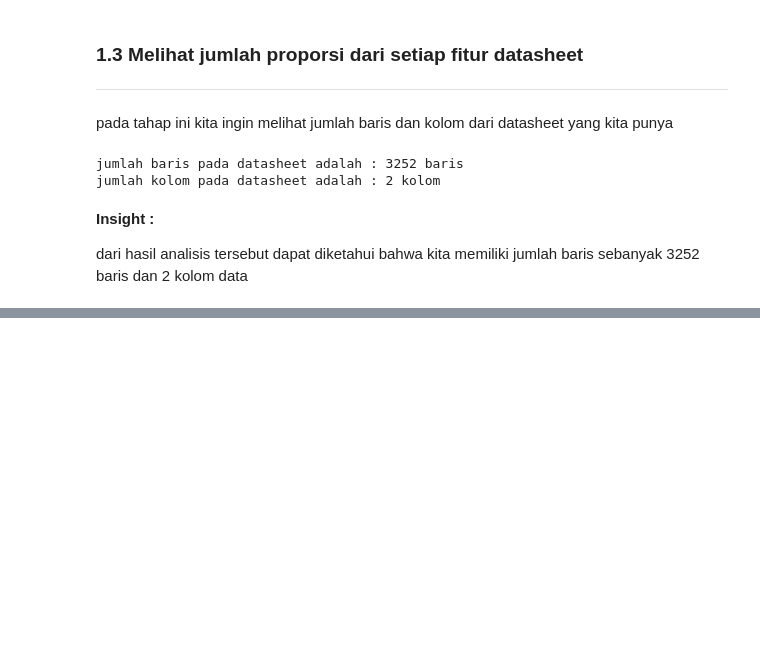
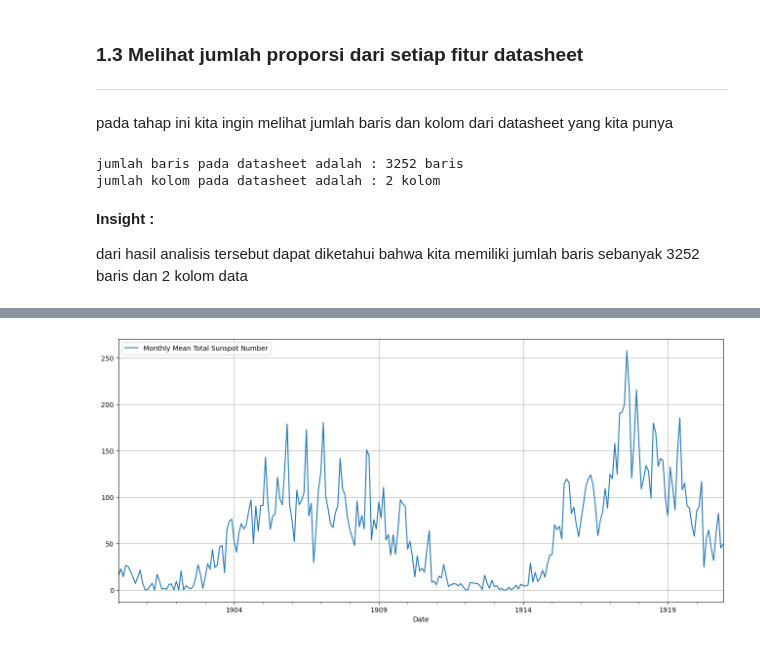
Before and after one commit to BlackBox-Ops/DS-Time-Series-Sunspot, a Jupyter notebook: notebooks/EDA.ipynb, the cells around one changed output, grey strips where cells are left out. Drawn from its saved outputs; the diff is of its cells as text; code cells hidden in the pictures; blank space fills up the shorter version.

```diff
--- a/notebooks/EDA.ipynb
+++ b/notebooks/EDA.ipynb
@@ -134,0 +236,6 @@ jumlah kolom pada datasheet adalah : 2 kolom
+# %%
+df_2018=df.loc['1900':'1920'] # Slicing all data from 1900 to 1910
+df_2018.plot(figsize=(16,7),grid=True)
+plt.show()
+# %% [output]
+[figure, added]
```
Also changed, not shown: parts of 15 cells of this notebook.
